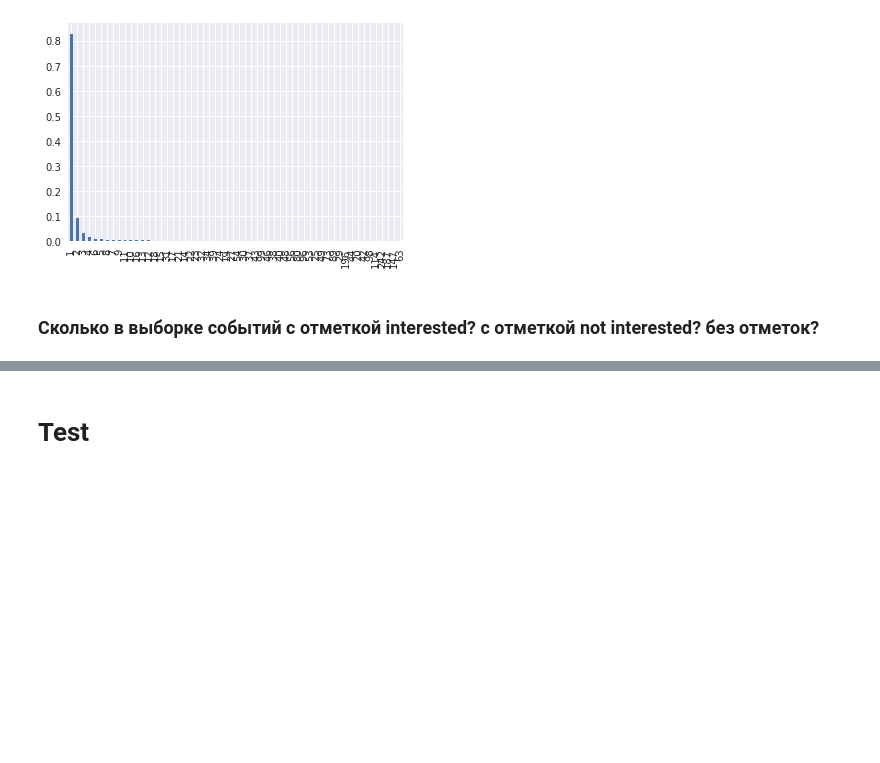
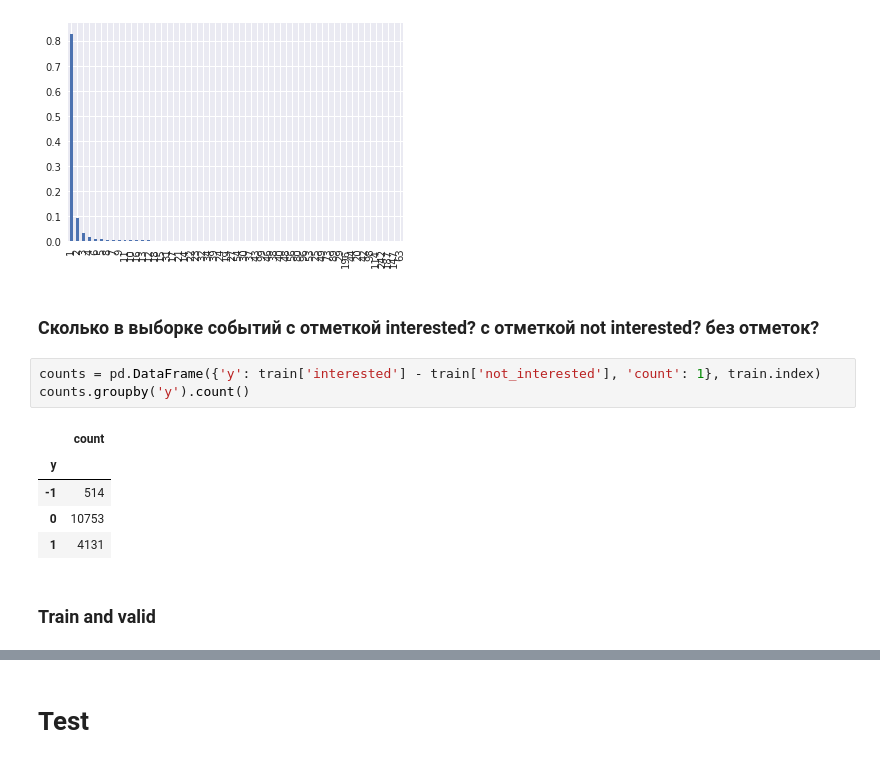
Before and after one commit to YRustt/Contests, a Jupyter notebook: Recomendation system/test.ipynb, the cells around one changed output, grey strips where cells are left out. Drawn from its saved outputs; the diff is of its cells as text; blank space fills up the shorter version.

```diff
--- a/Recomendation system/test.ipynb
+++ b/Recomendation system/test.ipynb
@@ -183,3 +216,14 @@ user_dist.plot(kind='bar')
 [figure]
 # %% [markdown]
 ### Сколько в выборке событий с отметкой interested? с отметкой not interested? без отметок?
+# %%
+counts = pd.DataFrame({'y': train['interested'] - train['not_interested'], 'count': 1}, train.index)
+counts.groupby('y').count()
+# %% [output]
+|  | count |
+| y |  |
+| -1 | 514 |
+| 0 | 10753 |
+| 1 | 4131 |
+# %% [markdown]
+### Train and valid
```
Also changed, not shown: parts of 14 cells of this notebook.
